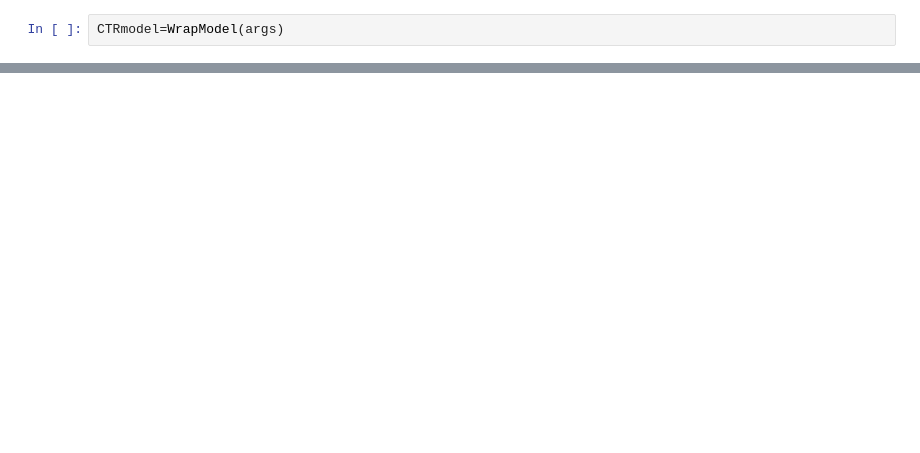
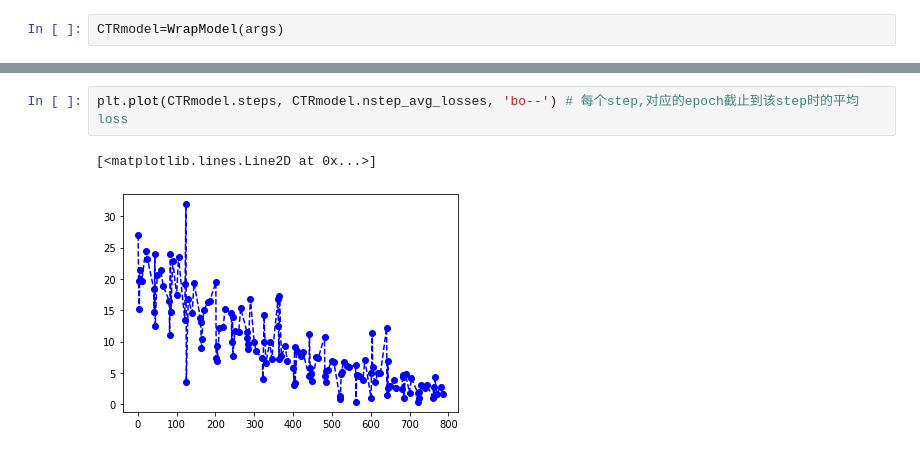
Before and after one commit to Xuweijia-buaa/python_test, a Jupyter notebook: FM-type-model-core-code-demo.ipynb, the cells around one changed output, grey strips where cells are left out. Drawn from its saved outputs; the diff is of its cells as text; blank space fills up the shorter version.

```diff
--- a/FM-type-model-core-code-demo.ipynb
+++ b/FM-type-model-core-code-demo.ipynb
@@ -1032,0 +1075,5 @@ CTRmodel.train(trainDataset)
+# %%
+plt.plot(CTRmodel.steps, CTRmodel.nstep_avg_losses, 'bo--') # 每个step,对应的epoch截止到该step时的平均loss
+# %% [output]
+[<matplotlib.lines.Line2D at 0x...>]
+[figure, added]
```
Also changed, not shown: parts of 50 cells of this notebook, 7 other files.
